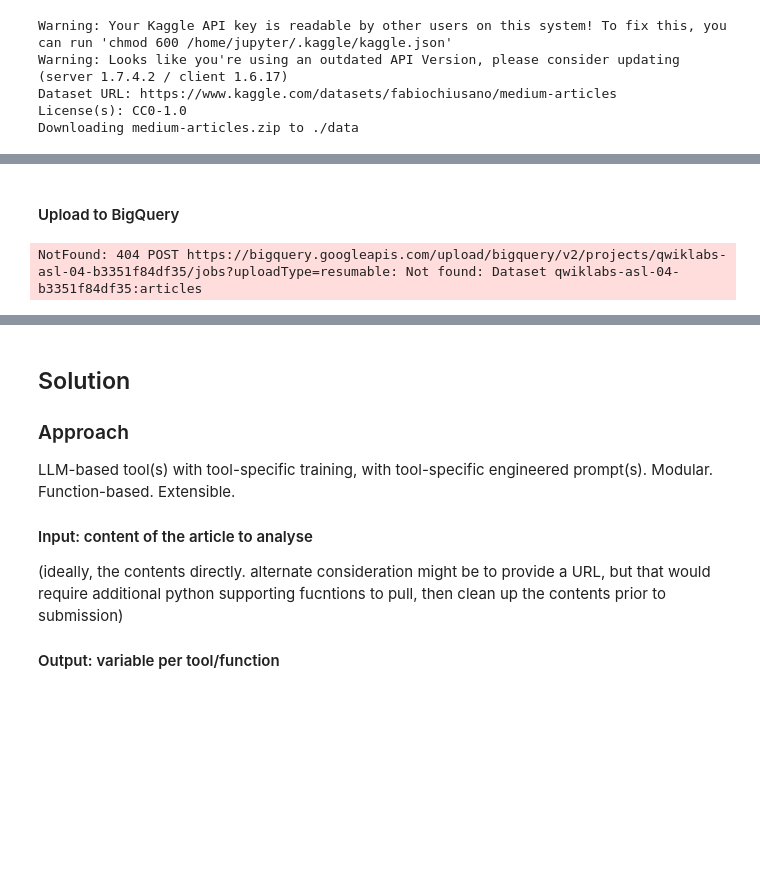
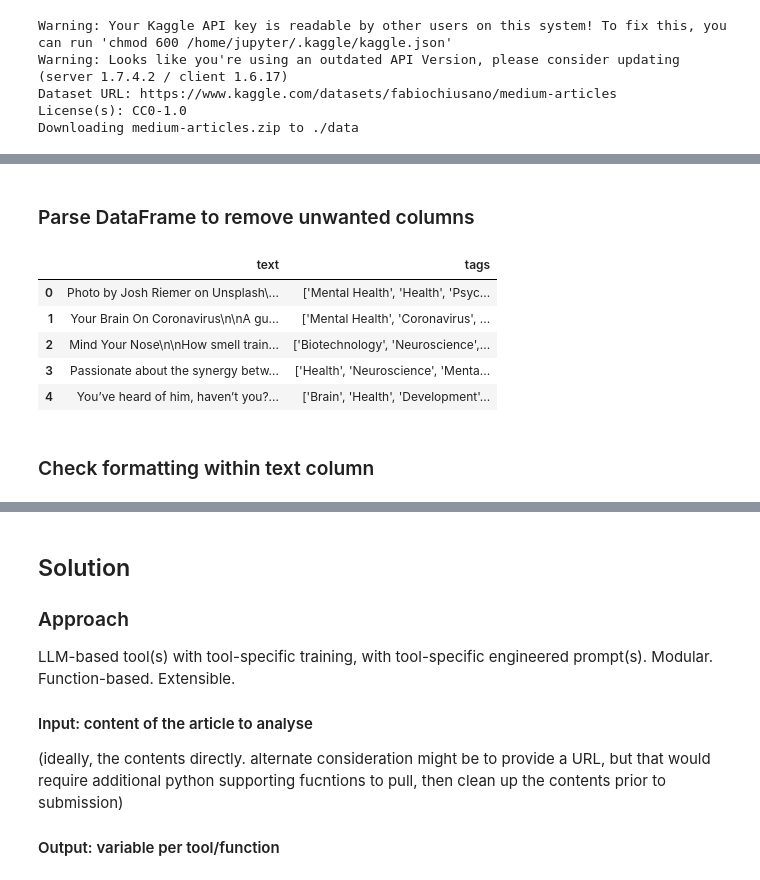
Before and after one commit to m-dunbar/article-parsing-toolset, a Jupyter notebook: Project-3.Article_Parsing_Toolset.ipynb, the cells around one changed output, grey strips where cells are left out. Saved outputs shown, nothing was run; the diff lists cells and outputs as text; code cells hidden in the pictures; blank space fills up the shorter version.

Commit message:
split out data sets

```diff
--- a/Project-3.Article_Parsing_Toolset.ipynb
+++ b/Project-3.Article_Parsing_Toolset.ipynb
@@ -88,26 +87,33 @@ total 1017916
 # %% [markdown]
-#### Upload to BigQuery
+### Parse DataFrame to remove unwanted columns
 # %%
-import subprocess
+# parse the CSV data
+CSV_COLUMNS = [
+    "title",
+    "text",
+    "url",
+    "authors",
+    "timestamp",
+    "tags",
+]
+LABEL_COLUMN = "text"
+DEFAULTS = [["na"], ["na"], ["na"], ["na"], ["na"], ["na"]]
+UNWANTED_COLS = ["title", "url", "authors", "timestamp"]
 
-# Set BigQuery project details
-project_id = subprocess.check_output(["gcloud", "config", "get-value", "project"], text=True).strip()
-dataset_id = "articles"
-table_id = "medium"
-destination = f"{project_id}.{dataset_id}.{table_id}"
+DESIRED_COLUMNS = [col for col in CSV_COLUMNS if col not in UNWANTED_COLS]
+df = df[DESIRED_COLUMNS]
 
-# Initialize BigQuery client
-client = bigquery.Client(project=project_id)
+# Show full column width and prevent truncation
+pd.set_option("display.max_colwidth", None)  # Show full text
+pd.set_option("display.expand_frame_repr", False)  # Prevent wrapping
 
-# Upload dataframe to BigQuery
-job = client.load_table_from_dataframe(df, destination, job_config=bigquery.LoadJobConfig(write_disposition="WRITE_TRUNCATE"))
-
-# Wait for the job to complete
-job.result()
-
-print(f"Active Project ID: {project_id}")
-print(f"Dataset ID: {dataset_id}")
-print(f"Table ID: {table_id}")
-print(f"Uploaded data to {destination}")
+df.head()
 # %% [output]
-NotFound: 404 POST https://bigquery.googleapis.com/upload/bigquery/v2/projects/qwiklabs-asl-04-b3351f84df35/jobs?uploadType=resumable: Not found: Dataset qwiklabs-asl-04-b3351f84df35:articles
+|  | text | tags |
+| 0 | Photo by Josh Riemer on Unsplash\... | ['Mental Health', 'Health', 'Psyc... |
+| 1 | Your Brain On Coronavirus\n\nA gu... | ['Mental Health', 'Coronavirus', ... |
+| 2 | Mind Your Nose\n\nHow smell train... | ['Biotechnology', 'Neuroscience',... |
+| 3 | Passionate about the synergy betw... | ['Health', 'Neuroscience', 'Menta... |
+| 4 | You’ve heard of him, haven’t you?... | ['Brain', 'Health', 'Development'... |
+# %% [markdown]
+### Check formatting within text column
```
Also changed, not shown: parts of 16 cells of this notebook.
